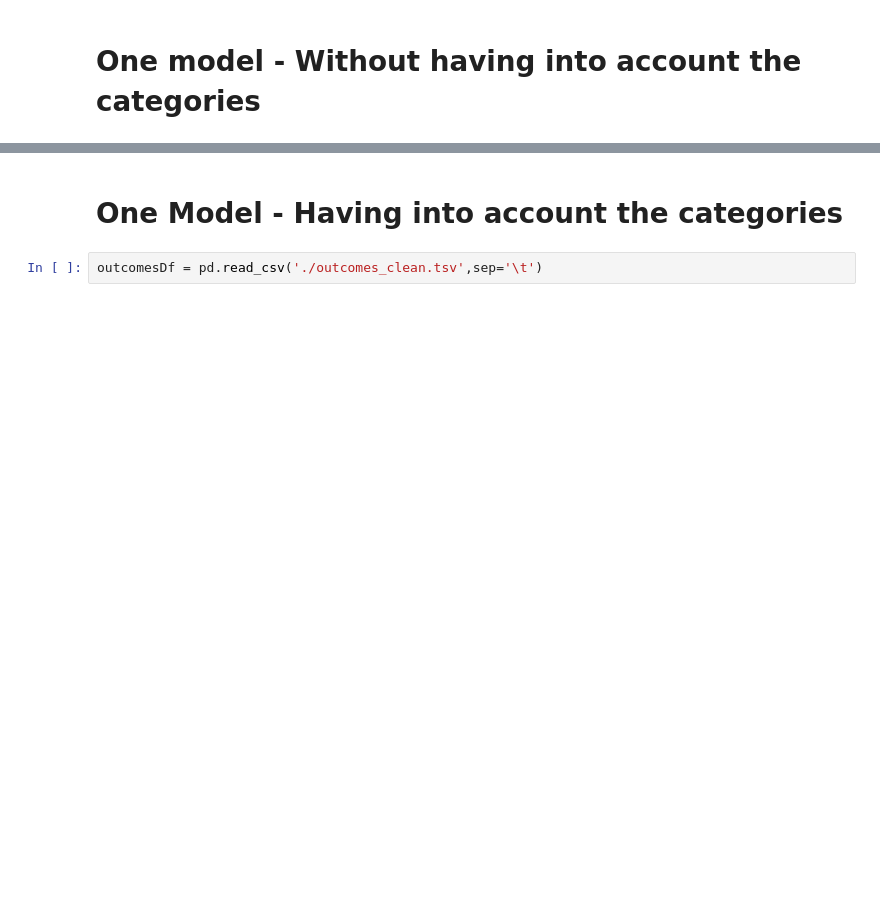
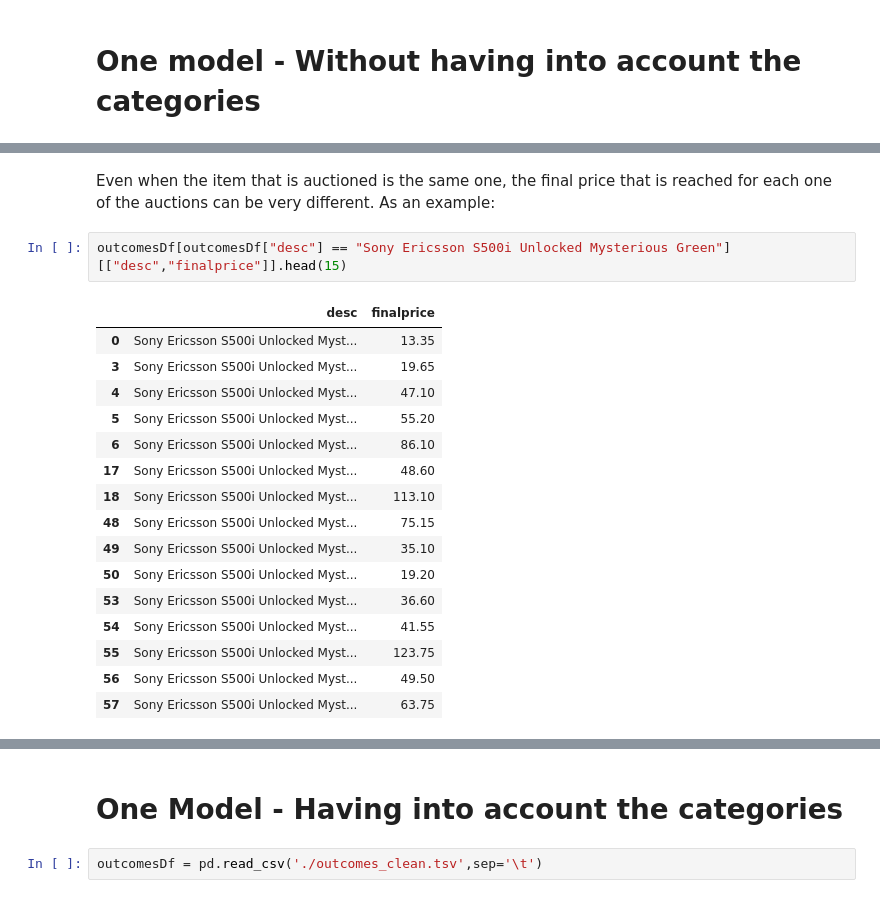
Before and after one commit to sergio-valmorisco-sierra/tfm_data_science_sergio_valmorisco_sierra, a Jupyter notebook: clustering_and_selling_price_prediction.ipynb, the cells around one changed output, grey strips where cells are left out. Cells and saved outputs as stored; diff of their text form; blank space fills up the shorter version.

```diff
--- a/clustering_and_selling_price_prediction.ipynb
+++ b/clustering_and_selling_price_prediction.ipynb
@@ -25,0 +91,21 @@ y = outcomesDf["price"]
+# %% [markdown]
+Even when the item that is auctioned is the same one, the final price that is reached for each one of the auctions can be very different. As an example:
+# %%
+outcomesDf[outcomesDf["desc"] == "Sony Ericsson S500i Unlocked Mysterious Green"][["desc","finalprice"]].head(15)
+# %% [output]
+|  | desc | finalprice |
+| 0 | Sony Ericsson S500i Unlocked Myst... | 13.35 |
+| 3 | Sony Ericsson S500i Unlocked Myst... | 19.65 |
+| 4 | Sony Ericsson S500i Unlocked Myst... | 47.10 |
+| 5 | Sony Ericsson S500i Unlocked Myst... | 55.20 |
+| 6 | Sony Ericsson S500i Unlocked Myst... | 86.10 |
+| 17 | Sony Ericsson S500i Unlocked Myst... | 48.60 |
+| 18 | Sony Ericsson S500i Unlocked Myst... | 113.10 |
+| 48 | Sony Ericsson S500i Unlocked Myst... | 75.15 |
+| 49 | Sony Ericsson S500i Unlocked Myst... | 35.10 |
+| 50 | Sony Ericsson S500i Unlocked Myst... | 19.20 |
+| 53 | Sony Ericsson S500i Unlocked Myst... | 36.60 |
+| 54 | Sony Ericsson S500i Unlocked Myst... | 41.55 |
+| 55 | Sony Ericsson S500i Unlocked Myst... | 123.75 |
+| 56 | Sony Ericsson S500i Unlocked Myst... | 49.50 |
+| 57 | Sony Ericsson S500i Unlocked Myst... | 63.75 |
```
Also changed, not shown: parts of 46 cells of this notebook.
